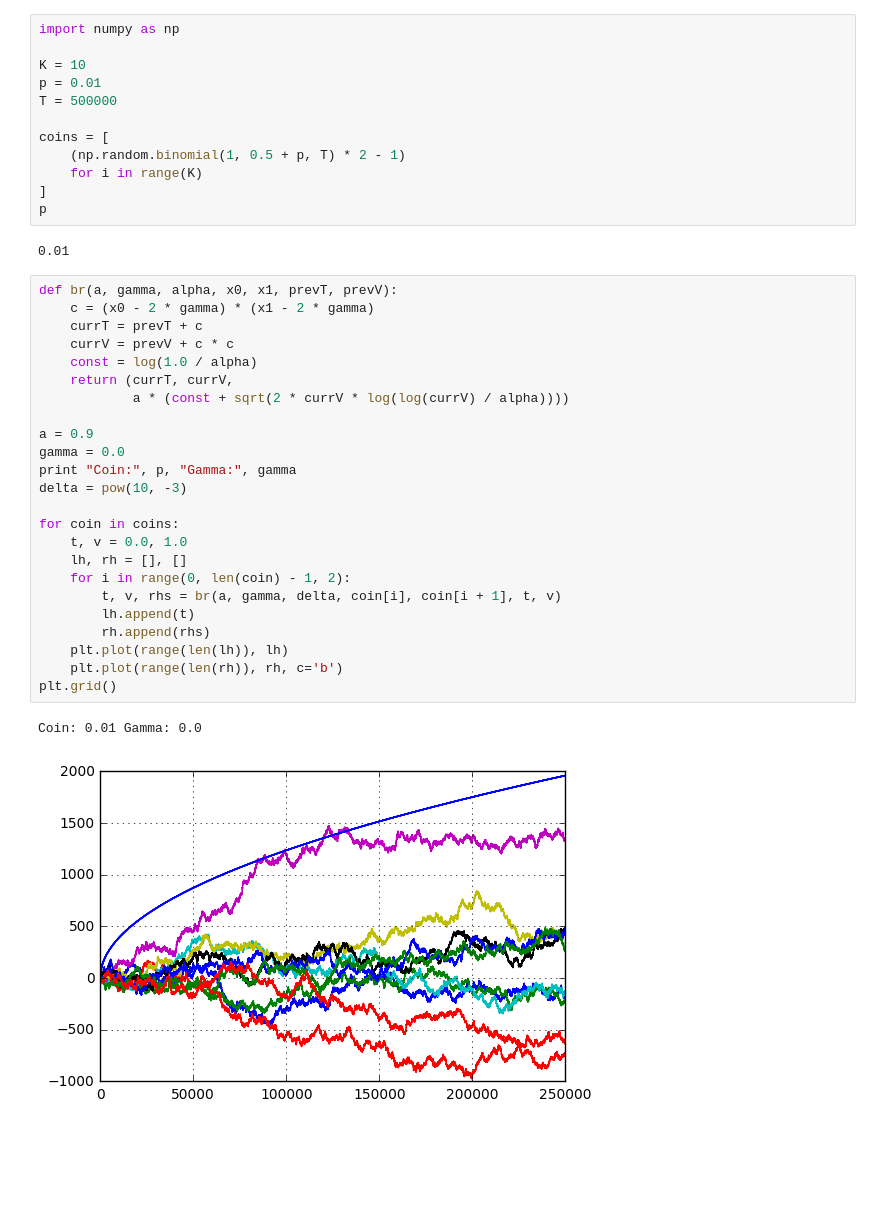
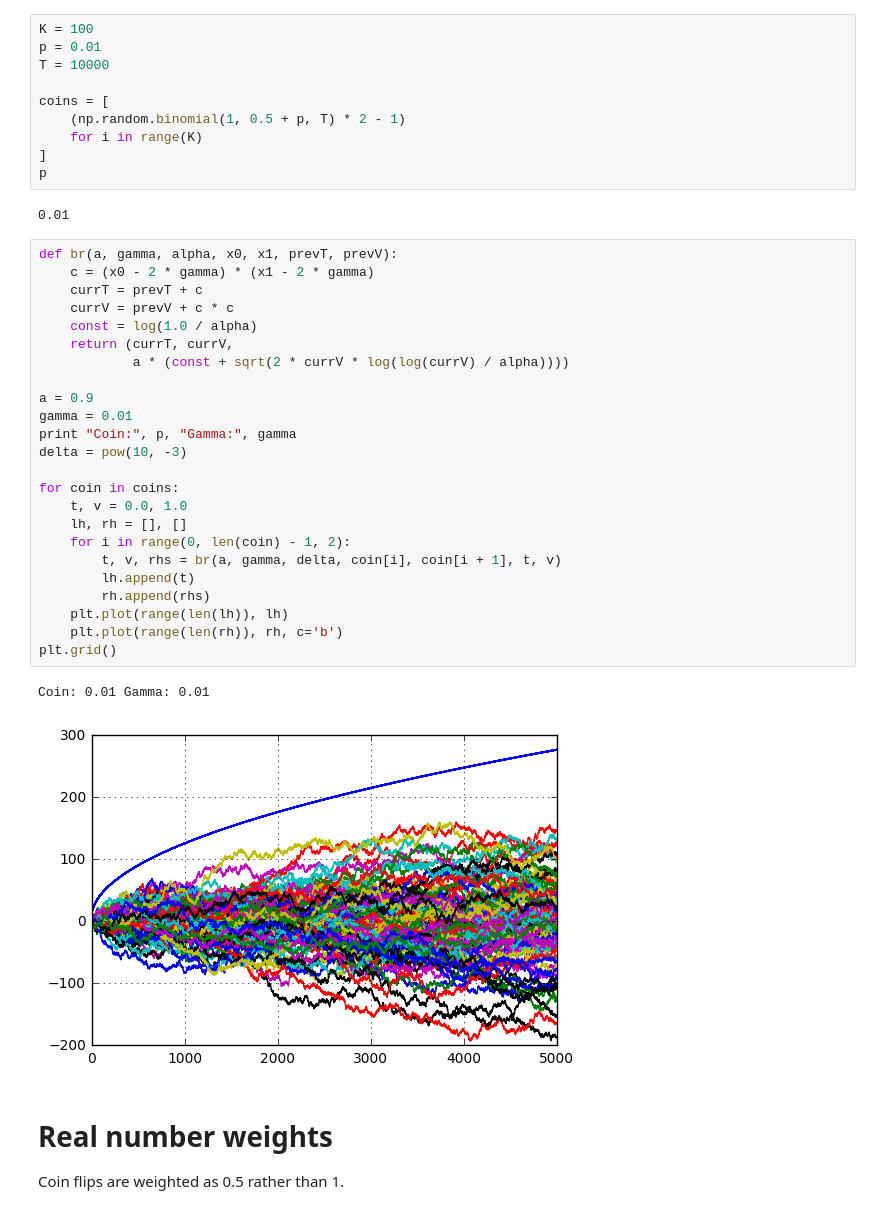
Before and after one commit to arapat/early-stop-synthetic, a Jupyter notebook: synthetic test.ipynb, the cells around one changed output. Drawn from its saved outputs; the diff is of its cells as text; blank space fills up the shorter version.

Commit message:
added test for real-valued weights

```diff
--- a/synthetic test.ipynb
+++ b/synthetic test.ipynb
@@ -85,9 +70,7 @@ wald(gamma, delta, 1.0)
 # %%
-import numpy as np
-
-K = 10
+K = 100
 p = 0.01
-T = 500000
+T = 10000
 
 coins = [
     (np.random.binomial(1, 0.5 + p, T) * 2 - 1)
@@ -99,27 +82,31 @@ p
 # %%
 def br(a, gamma, alpha, x0, x1, prevT, prevV):
     c = (x0 - 2 * gamma) * (x1 - 2 * gamma)
     currT = prevT + c
     currV = prevV + c * c
     const = log(1.0 / alpha)
     return (currT, currV,
             a * (const + sqrt(2 * currV * log(log(currV) / alpha))))
 
 a = 0.9
-gamma = 0.0
+gamma = 0.01
 print "Coin:", p, "Gamma:", gamma
 delta = pow(10, -3)
 
 for coin in coins:
     t, v = 0.0, 1.0
     lh, rh = [], []
     for i in range(0, len(coin) - 1, 2):
         t, v, rhs = br(a, gamma, delta, coin[i], coin[i + 1], t, v)
         lh.append(t)
         rh.append(rhs)
     plt.plot(range(len(lh)), lh)
     plt.plot(range(len(rh)), rh, c='b')
 plt.grid()
 # %% [output]
-Coin: 0.01 Gamma: 0.0
+Coin: 0.01 Gamma: 0.01
-[figure, old version]
+[figure, new version]
+# %% [markdown]
+# Real number weights
+
+Coin flips are weighted as 0.5 rather than 1.
```
Also changed, not shown: parts of 6 cells of this notebook.
